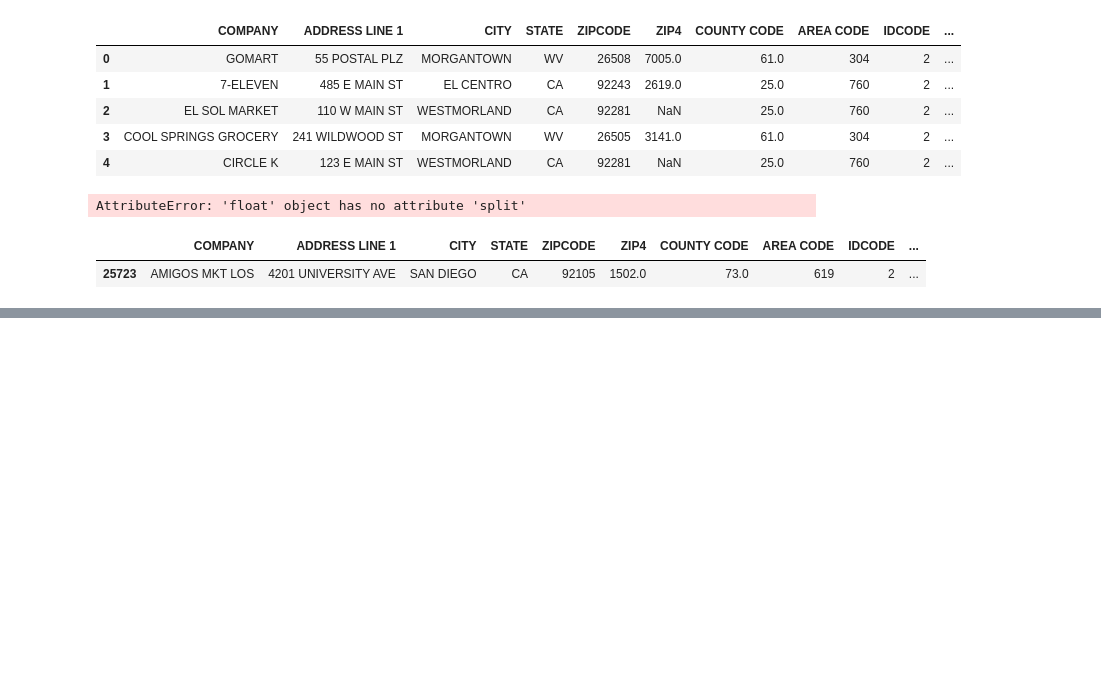
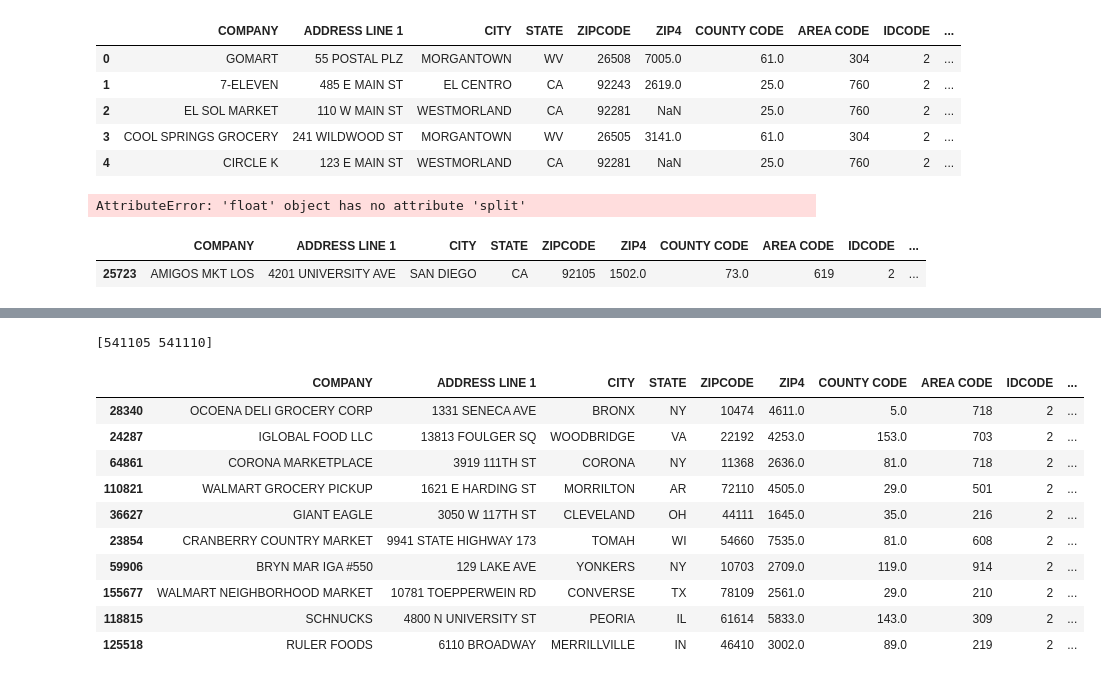
Before and after one commit to uchicago-dsi/rafi-grocery, a Jupyter notebook: weektwo.ipynb, the cells around one changed output, grey strips where cells are left out. Drawn from its saved outputs; the diff is of its cells as text; code cells hidden in the pictures; blank space fills up the shorter version.

```diff
--- a/weektwo.ipynb
+++ b/weektwo.ipynb
@@ -206,0 +330,47 @@ stores_2022.loc[stores_2022['COMPANY'] == "AMIGOS MKT LOS"]
+# %%
+#Locate the unique primary sic codes present within the supermarkets/companies owned by the parent corporations of interest
+#These unique primary SIC codes will be used as the basis of how we filter the main dataset to include only relevant supermarkets/companies (ie. removing convenient stores)
+
+#Step 1: Filter a dataframe based on parent coporations
+parent_companies = ['WALMART', 'COSTCO', 'KROGER', 'AHOLD','ALBERTSONS']
+filtered_df = stores_2022[stores_2022['PARENT NAME'].isin(parent_companies)]
+
+# Step 3: Get the unique PRIMARY SIC CODES values
+unique_sic_codes = primary_sic_codes.unique()
+
+# Print the unique PRIMARY SIC CODES
+unique_sic_codes = np.delete(unique_sic_codes,(np.where(unique_sic_codes == 541103)))
+
+# Print the unique PRIMARY SIC CODES
+print(unique_sic_codes)
+# %% [output]
+[541105 541110]
+# %%
+def sic_filter(df):
+    """
+    Filters the dataframe to keep only the stores with specific primary SIC codes,
+    including NaN values. SIC codes are from the parent corporation's subsidiary's Primary SIC codes
+
+    The function takes in an unfiltered dataframe as a parameter.
+    The function returns a filtered dataframe.
+    """
+    sic_codes = unique_sic_codes
+    filtered_df = df[df['PRIMARY SIC CODE'].isin(sic_codes) | df['PRIMARY SIC CODE'].isna()]
+    return filtered_df
+
+supermarkets_2022 = sic_filter(stores_2022)
+
+random_sample = supermarkets_2022.sample(n=10, replace=False)
+random_sample
+# %% [output]
+|  | COMPANY | ADDRESS LINE 1 | CITY | STATE | ZIPCODE | ZIP4 | COUNTY CODE | AREA CODE | IDCODE | ... |
+| 28340 | OCOENA DELI GROCERY CORP | 1331 SENECA AVE | BRONX | NY | 10474 | 4611.0 | 5.0 | 718 | 2 | ... |
+| 24287 | IGLOBAL FOOD LLC | 13813 FOULGER SQ | WOODBRIDGE | VA | 22192 | 4253.0 | 153.0 | 703 | 2 | ... |
+| 64861 | CORONA MARKETPLACE | 3919 111TH ST | CORONA | NY | 11368 | 2636.0 | 81.0 | 718 | 2 | ... |
+| 110821 | WALMART GROCERY PICKUP | 1621 E HARDING ST | MORRILTON | AR | 72110 | 4505.0 | 29.0 | 501 | 2 | ... |
+| 36627 | GIANT EAGLE | 3050 W 117TH ST | CLEVELAND | OH | 44111 | 1645.0 | 35.0 | 216 | 2 | ... |
+| 23854 | CRANBERRY COUNTRY MARKET | 9941 STATE HIGHWAY 173 | TOMAH | WI | 54660 | 7535.0 | 81.0 | 608 | 2 | ... |
+| 59906 | BRYN MAR IGA #550 | 129 LAKE AVE | YONKERS | NY | 10703 | 2709.0 | 119.0 | 914 | 2 | ... |
+| 155677 | WALMART NEIGHBORHOOD MARKET | 10781 TOEPPERWEIN RD | CONVERSE | TX | 78109 | 2561.0 | 29.0 | 210 | 2 | ... |
+| 118815 | SCHNUCKS | 4800 N UNIVERSITY ST | PEORIA | IL | 61614 | 5833.0 | 143.0 | 309 | 2 | ... |
+| 125518 | RULER FOODS | 6110 BROADWAY | MERRILLVILLE | IN | 46410 | 3002.0 | 89.0 | 219 | 2 | ... |
```
Also changed, not shown: parts of 5 cells of this notebook, 1 other file.
